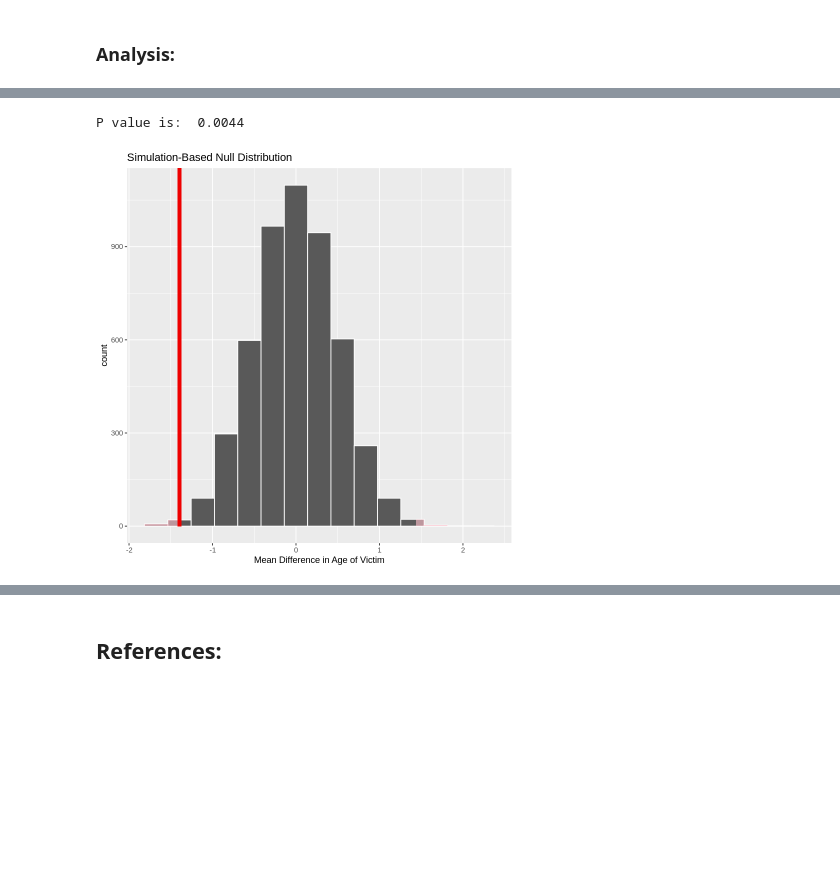
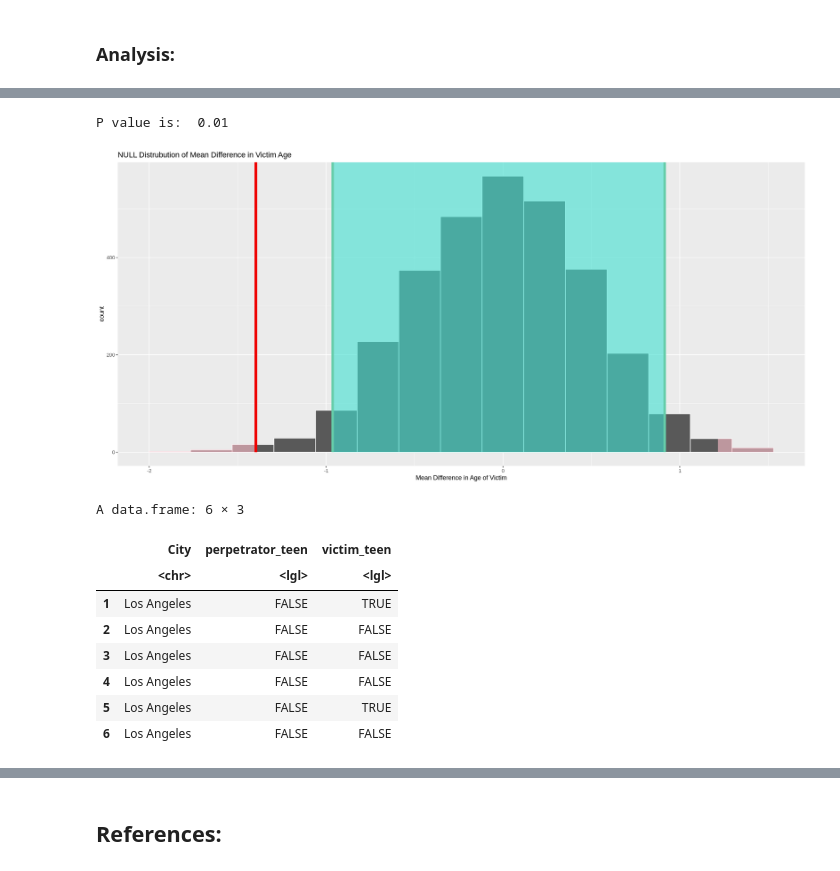
Before and after one commit to RaymondZhang20/DataAnalysis, a Jupyter notebook: Final Report.ipynb, the cells around one changed output, grey strips where cells are left out. Drawn from its saved outputs; the diff is of its cells as text; code cells hidden in the pictures; blank space fills up the shorter version.

```diff
--- a/Final Report.ipynb
+++ b/Final Report.ipynb
@@ -260,35 +244,50 @@ P value is:  0.0012
 # %%
+set.seed(2000)
 obs_mean_vict_diff <-
     clean_data %>%
     filter(City %in% c("Los Angeles", "New York")) %>%
     group_by(City) %>%
     summarise(mean = mean(Victim.Age)) %>%
     pivot_wider(names_from = City, values_from = mean) %>%
     transmute(diff = `Los Angeles` - `New York`) %>%
     pull(diff)
 null_model_vict_mean <-
    filter(clean_data, City %in% c("Los Angeles", "New York")) %>%
    specify(formula = Victim.Age ~ City) %>%
    hypothesize(null = "independence") %>%
-   generate(reps = 5000, type = "permute") %>%
+   generate(reps = 3000, type = "permute") %>%
    calculate(stat="diff in means", order = c("Los Angeles", "New York"))
+diff_in_victim_means_ci <- null_model_vict_mean %>%
+    get_confidence_interval(level = 0.95, type = "percentile")
 result_plot_vict <-
    null_model_vict_mean %>%
    visualize() +
+   shade_confidence_interval(diff_in_victim_means_ci) +
    shade_p_value(obs_stat = obs_mean_vict_diff, direction = "both") +
-   labs(x = "Mean Difference in Age of Victim")
+   labs(x = "Mean Difference in Age of Victim", title = "NULL Distrubution of Mean Difference in Victim Age")
 p_value_mean_vict <-
     null_model_vict_mean %>%
     get_p_value(obs_stat = obs_mean_vict_diff, direction = "both") %>%
     pull()
 result_plot_vict
 cat("P value is: ", p_value_mean_vict)
 # %% [output]
-P value is:  0.0044
+P value is:  0.01
-[figure, old version]
+[figure, new version]
 # %%
 teen_proportion_data <- clean_data %>%
     filter(City %in% c("Los Angeles", "New York")) %>%
     mutate(perpetrator_teen = between(Perpetrator.Age, 13, 17),
            victim_teen = between(Victim.Age, 13, 17)) %>%
     select("City", "perpetrator_teen", "victim_teen")
+head(teen_proportion_data)
+# %% [output]
+A data.frame: 6 × 3
+|  | City | perpetrator_teen | victim_teen |
+|  | <chr> | <lgl> | <lgl> |
+| 1 | Los Angeles | FALSE | TRUE |
+| 2 | Los Angeles | FALSE | FALSE |
+| 3 | Los Angeles | FALSE | FALSE |
+| 4 | Los Angeles | FALSE | FALSE |
+| 5 | Los Angeles | FALSE | TRUE |
+| 6 | Los Angeles | FALSE | FALSE |
```
Also changed, not shown: parts of 16 cells of this notebook.
